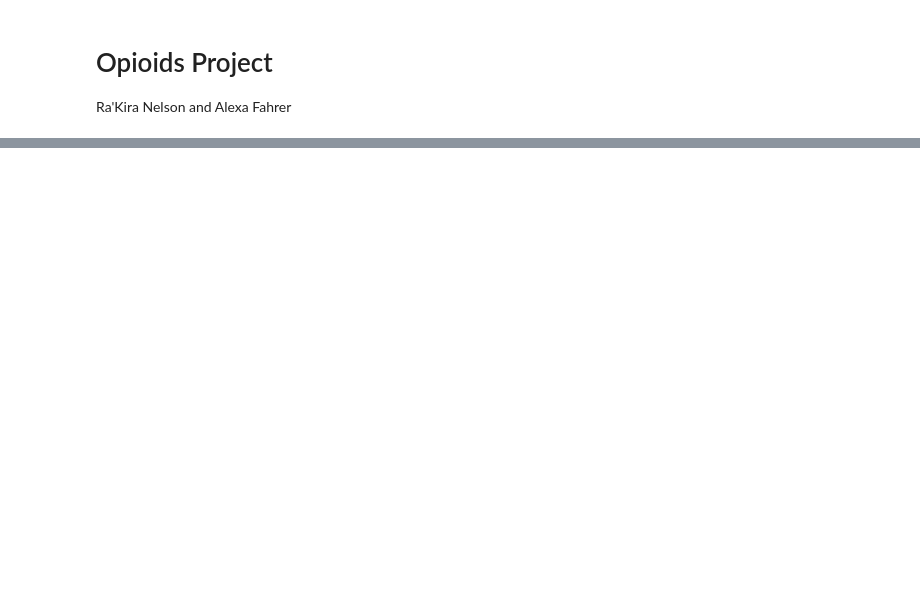
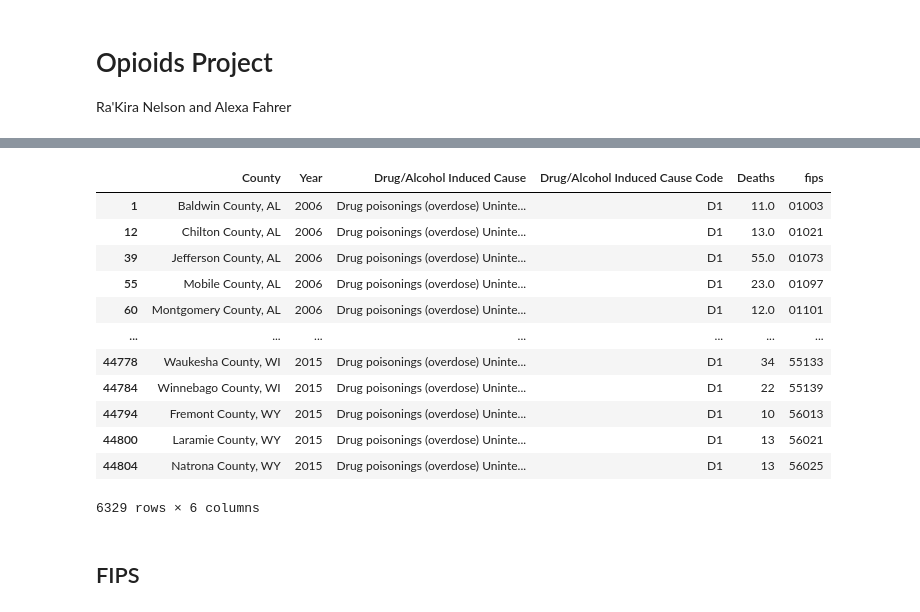
Before and after one commit to rakiranelson/IDS590-Opioids-Final-Project, a Jupyter notebook: opioid_project.ipynb, the cells around one changed output, grey strips where cells are left out. Saved outputs shown, nothing was run; the diff lists cells and outputs as text; code cells hidden in the pictures; blank space fills up the shorter version.

```diff
--- a/opioid_project.ipynb
+++ b/opioid_project.ipynb
@@ -151,9 +61,31 @@ deaths_2003["Year Code"] = pd.to_numeric(
+# %%
+deaths_dfs = {}
+for year in range(2003, 2016):
+    key = f"deaths_{year}"
+    url = (
+        "https://media.githubusercontent.com/media/nickeubank/ids540_opioid_data/"
+        f"refs/heads/main/vitalstatistics/Underlying%20Cause%20of%20Death%2C%20{year}.txt"
+    )
+
+    df = pd.read_csv(url, sep="\t", skipfooter=15, engine="python")
+    df = df.drop(columns=["Notes"])
+    deaths_dfs[key] = df
+
+deaths = pd.concat(
+    [deaths_dfs[f"deaths_{year}"].assign(year=year) for year in range(2006, 2016)],
+    ignore_index=True,
+)
 # %%
-deaths_2003[["County Name", "State"]] = deaths_2003["County"].str.split(
-    ",", n=1, expand=True
-)
-deaths_2003["County Name"] = deaths_2003["County Name"].str.strip()
-deaths_2003["State"] = deaths_2003["State"].str.strip()
-deaths_2003["County Name"] = (
-    deaths_2003["County Name"].str.replace(r"\bCounty\b", "", regex=True).str.strip()
-)
+deaths["Year"] = pd.to_numeric(deaths["Year"], errors="coerce").astype("Int64")
+# deaths[["County Name", "State"]] = deaths["County"].str.split(",", n=1, expand=True)
+# deaths["County Name"] = deaths["County Name"].str.strip()
+# deaths["State"] = deaths["State"].str.strip()
+# deaths["County Name"] = (
+#    deaths["County Name"].str.replace(r"\bCounty\b", "", regex=True).str.strip()
+# )
+deaths = deaths[
+    deaths["Drug/Alcohol Induced Cause"]
+    == "Drug poisonings (overdose) Unintentional (X40-X44)"
+]
+deaths["fips"] = deaths["County Code"].astype(str).str.zfill(5)
+deaths = deaths.drop(columns=["Year Code", "year", "County Code"])
@@ -193,0 +92,18 @@ deaths_2003
+# %%
+deaths
+# %% [output]
+|  | County | Year | Drug/Alcohol Induced Cause | Drug/Alcohol Induced Cause Code | Deaths | fips |
+| 1 | Baldwin County, AL | 2006 | Drug poisonings (overdose) Uninte... | D1 | 11.0 | 01003 |
+| 12 | Chilton County, AL | 2006 | Drug poisonings (overdose) Uninte... | D1 | 13.0 | 01021 |
+| 39 | Jefferson County, AL | 2006 | Drug poisonings (overdose) Uninte... | D1 | 55.0 | 01073 |
+| 55 | Mobile County, AL | 2006 | Drug poisonings (overdose) Uninte... | D1 | 23.0 | 01097 |
+| 60 | Montgomery County, AL | 2006 | Drug poisonings (overdose) Uninte... | D1 | 12.0 | 01101 |
+| ... | ... | ... | ... | ... | ... | ... |
+| 44778 | Waukesha County, WI | 2015 | Drug poisonings (overdose) Uninte... | D1 | 34 | 55133 |
+| 44784 | Winnebago County, WI | 2015 | Drug poisonings (overdose) Uninte... | D1 | 22 | 55139 |
+| 44794 | Fremont County, WY | 2015 | Drug poisonings (overdose) Uninte... | D1 | 10 | 56013 |
+| 44800 | Laramie County, WY | 2015 | Drug poisonings (overdose) Uninte... | D1 | 13 | 56021 |
+| 44804 | Natrona County, WY | 2015 | Drug poisonings (overdose) Uninte... | D1 | 13 | 56025 |
+6329 rows × 6 columns
+# %% [markdown]
+## FIPS
```
Also changed, not shown: parts of 28 cells of this notebook, 3 other files.
